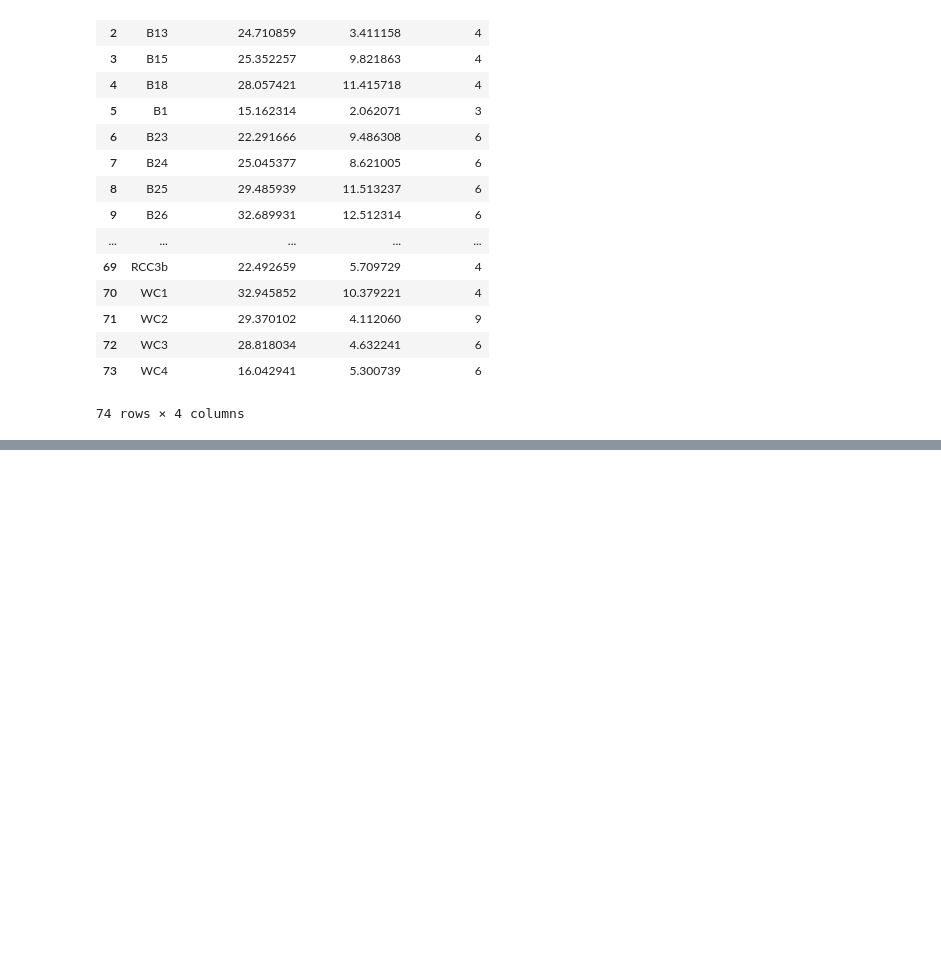
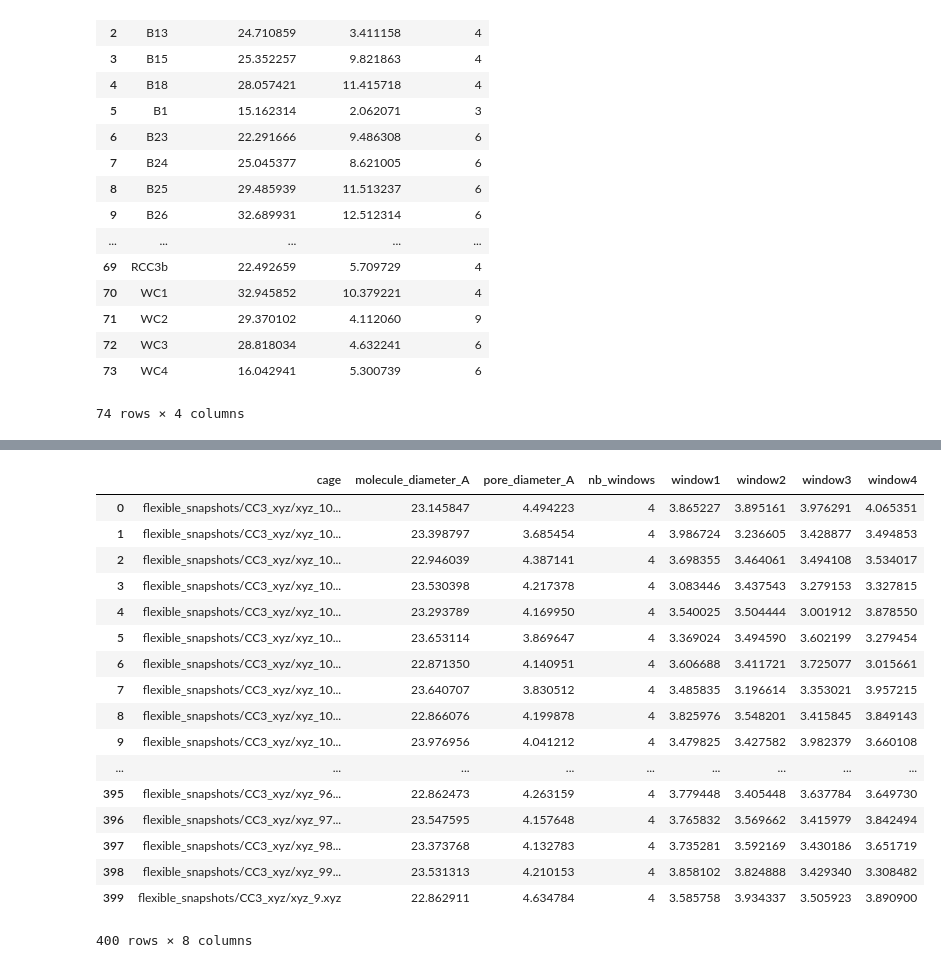
Before and after one commit to SimonEnsemble/latent_cage_space, a Jupyter notebook: cage_descriptors.ipynb, the cells around one changed output, grey strips where cells are left out. Saved outputs shown, nothing was run; the diff lists cells and outputs as text; code cells hidden in the pictures; blank space fills up the shorter version.

```diff
--- a/cage_descriptors.ipynb
+++ b/cage_descriptors.ipynb
@@ -65,0 +133,22 @@ df
+# %%
+df = pd.read_csv("flex_pywindow_cage_descriptors.csv")
+df
+# %% [output]
+|  | cage | molecule_diameter_A | pore_diameter_A | nb_windows | window1 | window2 | window3 | window4 |
+| 0 | flexible_snapshots/CC3_xyz/xyz_10... | 23.145847 | 4.494223 | 4 | 3.865227 | 3.895161 | 3.976291 | 4.065351 |
+| 1 | flexible_snapshots/CC3_xyz/xyz_10... | 23.398797 | 3.685454 | 4 | 3.986724 | 3.236605 | 3.428877 | 3.494853 |
+| 2 | flexible_snapshots/CC3_xyz/xyz_10... | 22.946039 | 4.387141 | 4 | 3.698355 | 3.464061 | 3.494108 | 3.534017 |
+| 3 | flexible_snapshots/CC3_xyz/xyz_10... | 23.530398 | 4.217378 | 4 | 3.083446 | 3.437543 | 3.279153 | 3.327815 |
+| 4 | flexible_snapshots/CC3_xyz/xyz_10... | 23.293789 | 4.169950 | 4 | 3.540025 | 3.504444 | 3.001912 | 3.878550 |
+| 5 | flexible_snapshots/CC3_xyz/xyz_10... | 23.653114 | 3.869647 | 4 | 3.369024 | 3.494590 | 3.602199 | 3.279454 |
+| 6 | flexible_snapshots/CC3_xyz/xyz_10... | 22.871350 | 4.140951 | 4 | 3.606688 | 3.411721 | 3.725077 | 3.015661 |
+| 7 | flexible_snapshots/CC3_xyz/xyz_10... | 23.640707 | 3.830512 | 4 | 3.485835 | 3.196614 | 3.353021 | 3.957215 |
+| 8 | flexible_snapshots/CC3_xyz/xyz_10... | 22.866076 | 4.199878 | 4 | 3.825976 | 3.548201 | 3.415845 | 3.849143 |
+| 9 | flexible_snapshots/CC3_xyz/xyz_10... | 23.976956 | 4.041212 | 4 | 3.479825 | 3.427582 | 3.982379 | 3.660108 |
+| ... | ... | ... | ... | ... | ... | ... | ... | ... |
+| 395 | flexible_snapshots/CC3_xyz/xyz_96... | 22.862473 | 4.263159 | 4 | 3.779448 | 3.405448 | 3.637784 | 3.649730 |
+| 396 | flexible_snapshots/CC3_xyz/xyz_97... | 23.547595 | 4.157648 | 4 | 3.765832 | 3.569662 | 3.415979 | 3.842494 |
+| 397 | flexible_snapshots/CC3_xyz/xyz_98... | 23.373768 | 4.132783 | 4 | 3.735281 | 3.592169 | 3.430186 | 3.651719 |
+| 398 | flexible_snapshots/CC3_xyz/xyz_99... | 23.531313 | 4.210153 | 4 | 3.858102 | 3.824888 | 3.429340 | 3.308482 |
+| 399 | flexible_snapshots/CC3_xyz/xyz_9.xyz | 22.862911 | 4.634784 | 4 | 3.585758 | 3.934337 | 3.505923 | 3.890900 |
+400 rows × 8 columns
```
Also changed, not shown: parts of 6 cells of this notebook, 3 other files.
